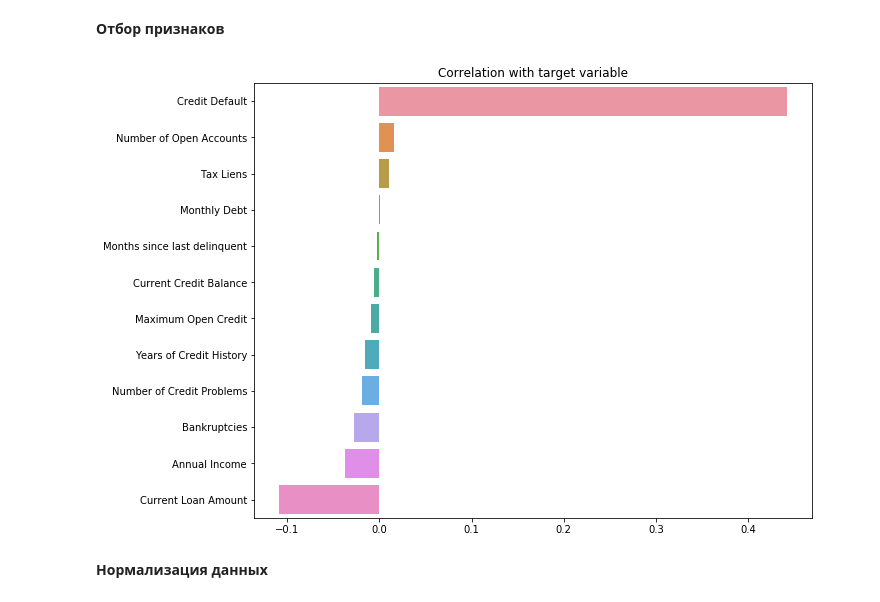
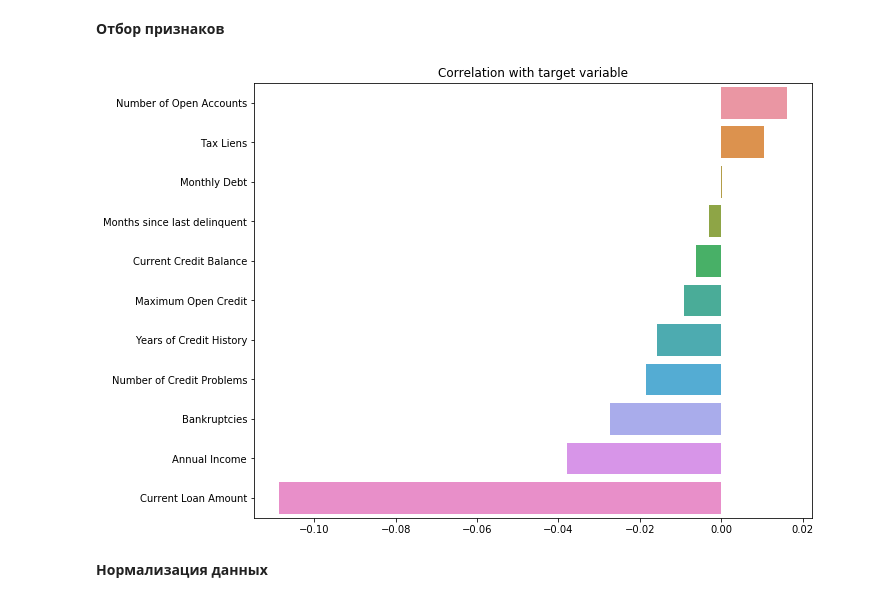
Before and after one commit to fogugy/gb_ds2_coursework, a Jupyter notebook: values_for_credit_score.ipynb, the cells around one changed output. Cells and saved outputs as stored; diff of their text form; code cells hidden in the pictures.

```diff
--- a/values_for_credit_score.ipynb
+++ b/values_for_credit_score.ipynb
@@ -153,9 +114 @@ def fill_credit_score(df):
     return df
-# %%
-def fill_na(df):
-    df = fill_annual_income(df)
-    df = fill_years_cur_job(df)
-    df = fill_months_last_del(df)
-    df = fill_bankruptcies(df)
-    # df = fill_credit_score(df)
-    return df
@@ -192,11 +115,9 @@ def rename(df):
 # %%
+numerics = ['int16', 'int32', 'int64', 'float16', 'float32', 'float64']
 def prepare_data(df):
     df = df.copy()
     df = fill_na(df)
-    df = fix_outlier(df)
-    df = dummies(df)
-    df = set_id(df)
-    df = rename(df)
+    df = df.select_dtypes(include=numerics)
     df = df.dropna()
     return df
 # %%
@@ -247,5 +126,4 @@ def balance_df_by_target(df, target_name):
 **Отбор признаков**
 # %%
 TARGET_NAME = cred_score
-BASE_FEATURE_NAMES = data_train.columns.drop(TARGET_NAME).tolist()
-NEW_FEATURE_NAMES = train_prepared.columns.drop([TARGET_NAME, 'Id'] + BASE_FEATURE_NAMES).tolist()
+FEATURE_NAMES_SELECTED = train_prepared.columns.drop([TARGET_NAME, cred_default]).tolist()
@@ -254,5 +130,3 @@ NUMERIC_FEATURE_NAMES = [ann_income, tax_liens, numb_accounts, years_cred_hist,
-# %%
-FEATURE_NAMES_SELECTED = NUMERIC_FEATURE_NAMES + NEW_FEATURE_NAMES
 # %%
 def plot_corr(features):
     corr_with_target = train_prepared[features + [TARGET_NAME]].corr().iloc[:-1, -1].sort_values(ascending=False)
@@ -264,9 +138,9 @@ def plot_corr(features):
     plt.title('Correlation with target variable')
     plt.show()
 # %%
-plot_corr(BASE_FEATURE_NAMES)
+plot_corr(FEATURE_NAMES_SELECTED)
 # %% [output]
-[figure, old version]
+[figure, new version]
 # %% [markdown]
 **Нормализация данных**
 # %%
```
Also changed, not shown: parts of 23 cells of this notebook, 10 other files.
